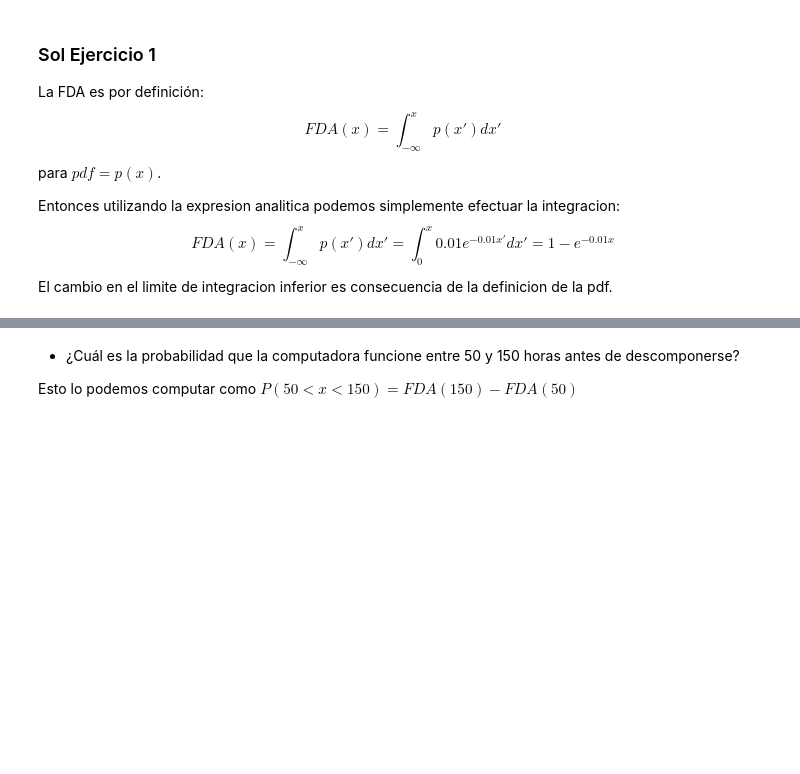
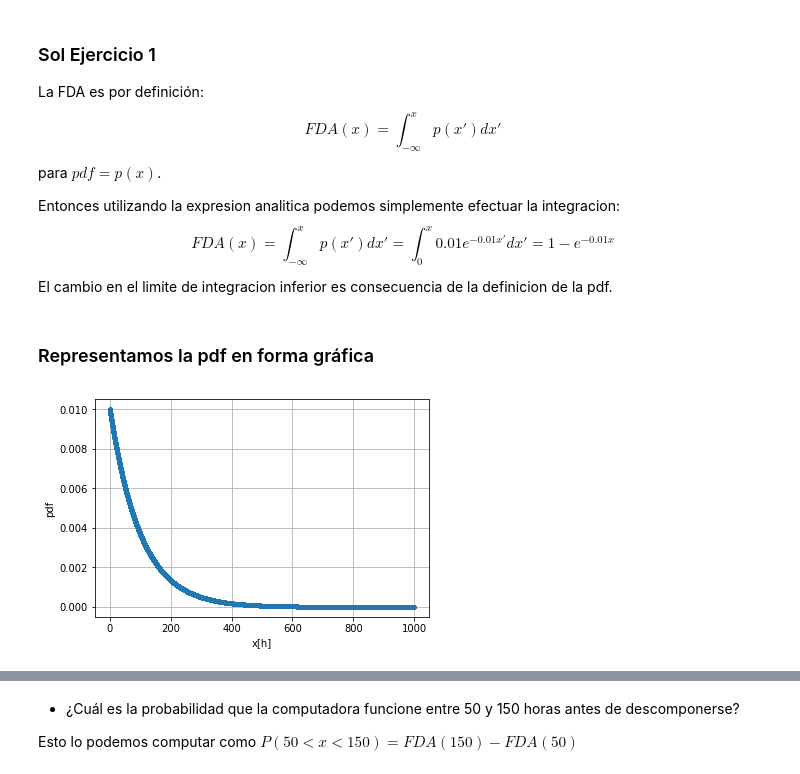
Before and after one commit to felixlapalma/diplodatos-ayv, a Jupyter notebook: ayv_2018/Tarea integradora - parte 2.ipynb, the cells around one changed output, grey strips where cells are left out. Saved outputs shown, nothing was run; the diff lists cells and outputs as text; code cells hidden in the pictures; blank space fills up the shorter version.

```diff
--- a/ayv_2018/Tarea integradora - parte 2.ipynb
+++ b/ayv_2018/Tarea integradora - parte 2.ipynb
@@ -36,0 +45,19 @@ El cambio en el limite de integracion inferior es consecuencia de la definicion
+# %% [markdown]
+### Representamos la pdf en forma gráfica
+# %%
+# Ploteamos la distribucion
+def pdf(x,a,b):
+    return a*np.exp(-b*x)
+xst=0.01;
+xmin=0
+xmax=1000;
+a=0.01;
+b=a;
+x=np.arange(xmin,xmax,xst);
+plt.plot(x,pdf(x,a,b),'.-')
+plt.grid(True);
+plt.xlabel('x[h]');
+plt.ylabel('pdf');
+plt.show()
+# %% [output]
+[figure, added]
```
Also changed, not shown: parts of 5 cells of this notebook.
